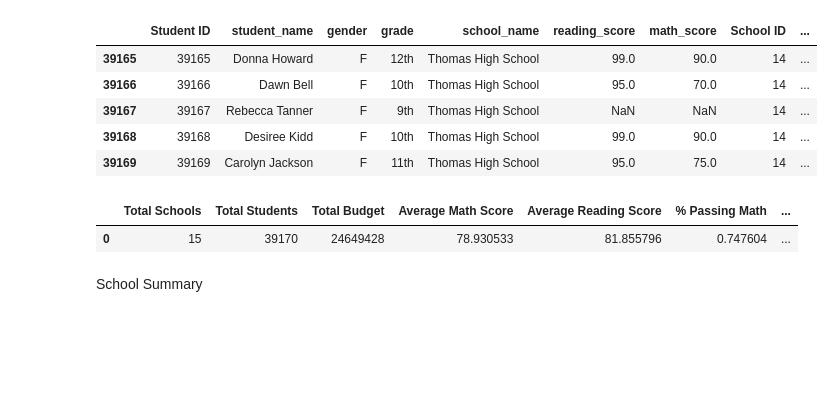
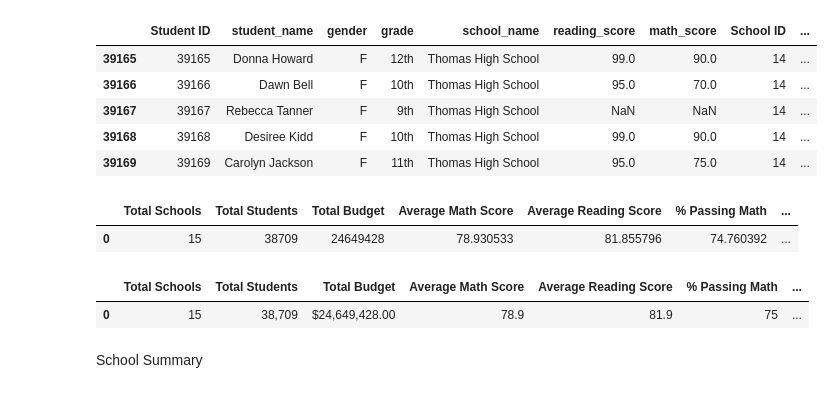
Before and after one commit to neilralston/school_district_analysis, a Jupyter notebook: PyCitySchools_Challenge.ipynb, the cells around one changed output. Drawn from its saved outputs; the diff is of its cells as text; code cells hidden in the pictures; blank space fills up the shorter version.

```diff
--- a/PyCitySchools_Challenge.ipynb
+++ b/PyCitySchools_Challenge.ipynb
@@ -122,9 +122,9 @@ passing_math_count = school_data_complete_df[(school_data_complete_df["math_scor
 passing_reading_count = school_data_complete_df[(school_data_complete_df["reading_score"] >= 70)].count()["student_name"]
 # %%
 # Step 3. Calculate the passing percentages with the new total student count.
-new_math_pass = passing_math_count / new_student_count
+new_math_pass = passing_math_count / new_student_count * 100
 
-new_reading_pass = passing_reading_count / new_student_count
+new_reading_pass = passing_reading_count / new_student_count * 100
 # %%
 # Calculate the students who passed both reading and math.
 passing_math_reading = school_data_complete_df[(school_data_complete_df["math_score"] >= 70)
@@ -135,22 +135,40 @@ overall_passing_math_reading_count = passing_math_reading["student_name"].count(
 
 
 # Step 4.Calculate the overall passing percentage with new total student count.
-new_overall_pass = overall_passing_math_reading_count / new_student_count
+new_overall_pass = overall_passing_math_reading_count / new_student_count *100
 # %%
 # Updating_district_summary_df
 district_summary2_df = pd.DataFrame(
     [{"Total Schools" : school_count,
-    "Total Students" : student_count,
+    "Total Students" : new_student_count,
      "Total Budget" : total_budget,
      "Average Math Score" : average_math_score,
      "Average Reading Score" : average_reading_score,
      "% Passing Math" : new_math_pass,
      "% Passing Reading" : new_reading_pass,
      "% Overall Passing" : new_overall_pass}])
 district_summary2_df
 # %% [output]
 |  | Total Schools | Total Students | Total Budget | Average Math Score | Average Reading Score | % Passing Math | ... |
-| 0 | 15 | 39170 | 24649428 | 78.930533 | 81.855796 | 0.747604 | ... |
+| 0 | 15 | 38709 | 24649428 | 78.930533 | 81.855796 | 74.760392 | ... |
+# %%
+district_summary2_df["Total Students"] = district_summary2_df["Total Students"].map("{:,}".format)
+
+district_summary2_df["Total Budget"] = district_summary2_df["Total Budget"].map("${:,.2f}".format)
+
+district_summary2_df["Average Math Score"] = district_summary2_df["Average Math Score"].map("{:.1f}".format)
+
+district_summary2_df["Average Reading Score"] = district_summary2_df["Average Reading Score"].map("{:.1f}".format)
+
+district_summary2_df["% Passing Math"] = district_summary2_df["% Passing Math"].map("{:.0f}".format)
+
+district_summary2_df["% Passing Reading"] = district_summary2_df["% Passing Reading"].map("{:.0f}".format)
+
+district_summary2_df["% Overall Passing"] = district_summary2_df["% Overall Passing"].map("{:.0f}".format)
+district_summary2_df
+# %% [output]
+|  | Total Schools | Total Students | Total Budget | Average Math Score | Average Reading Score | % Passing Math | ... |
+| 0 | 15 | 38,709 | $24,649,428.00 | 78.9 | 81.9 | 75 | ... |
 # %% [markdown]
 School Summary
 # %%
```
Also changed, not shown: parts of 7 cells of this notebook, 2 other files.
